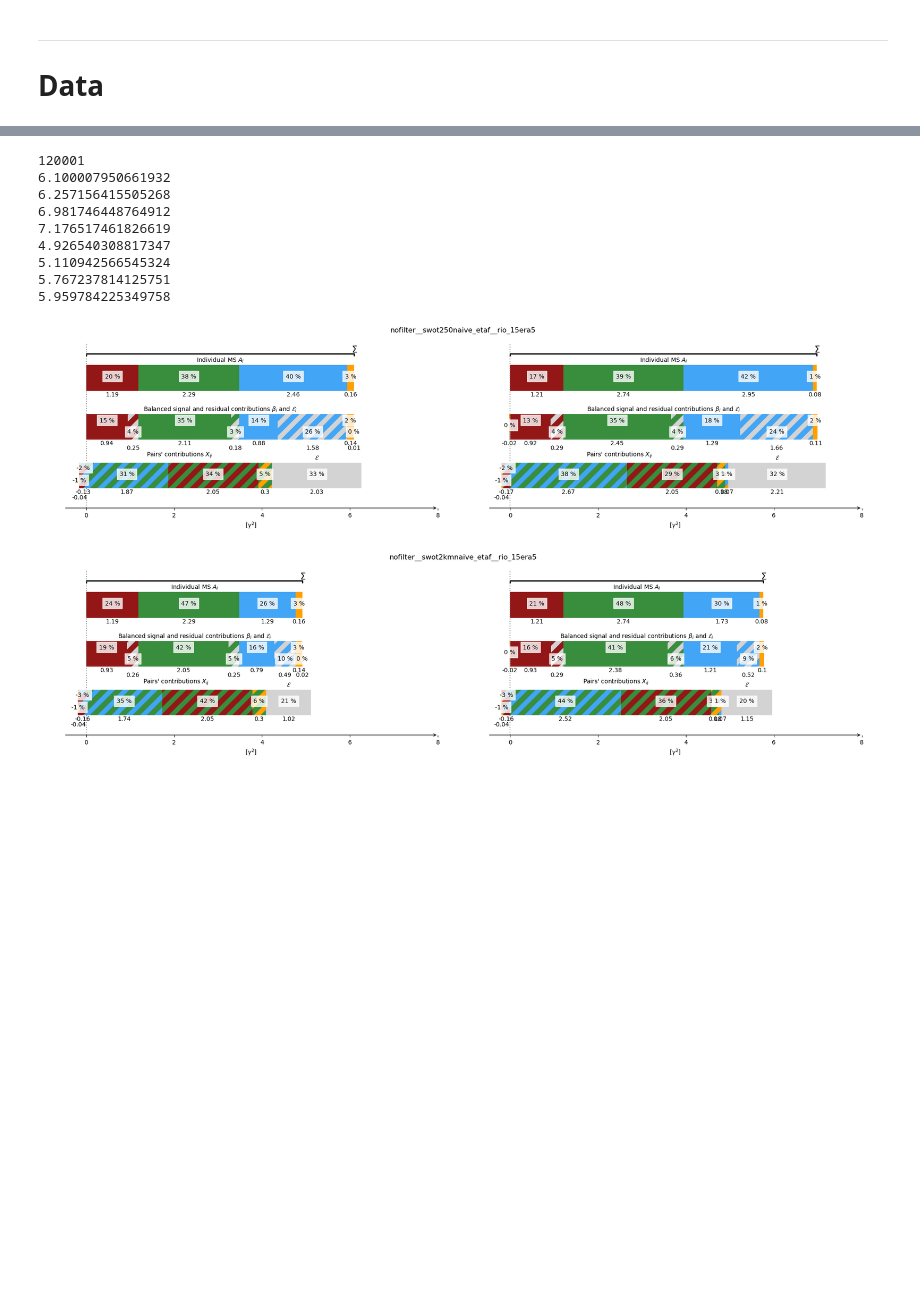
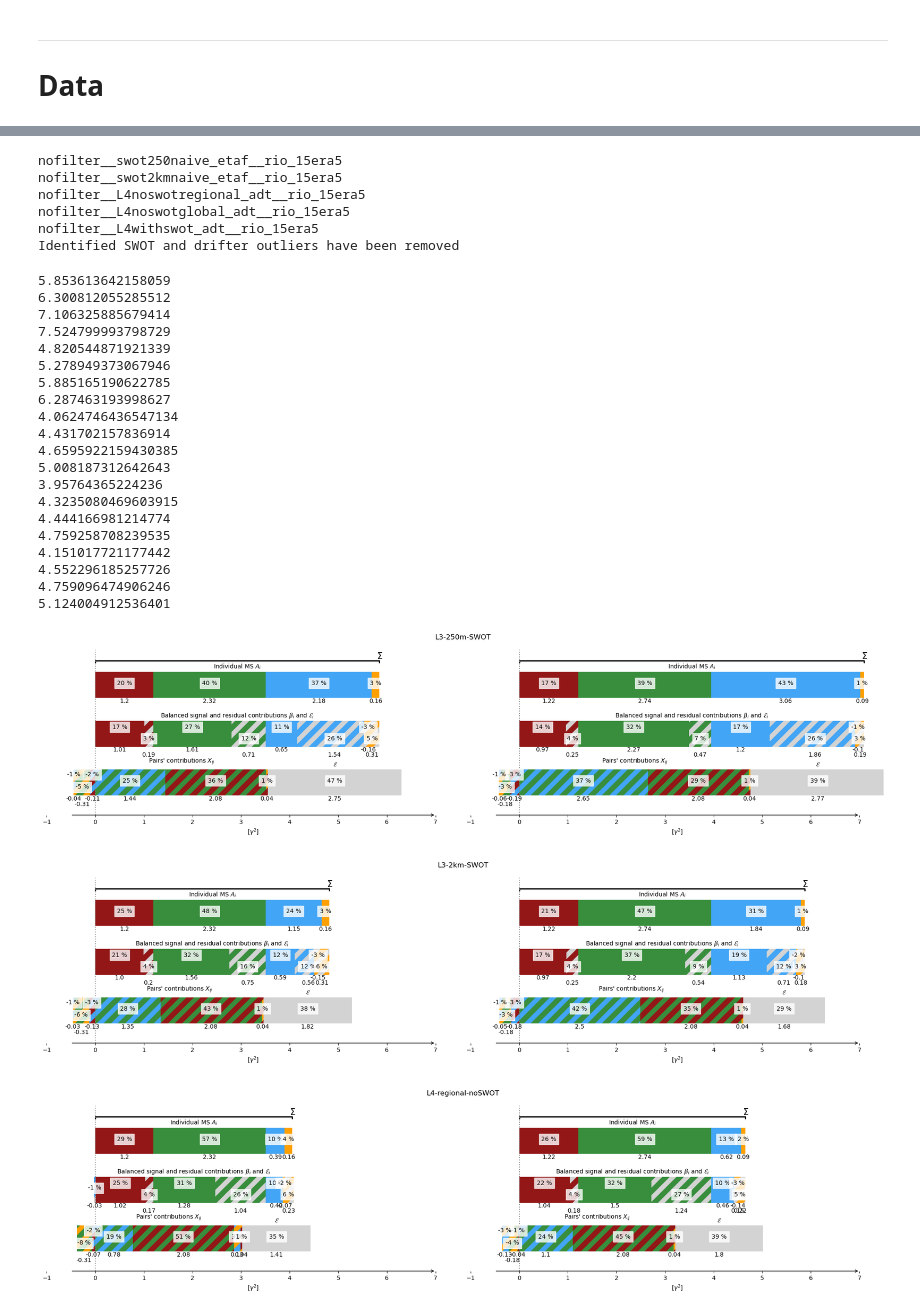
Before and after one commit to margot-demol/med_analysis, a Jupyter notebook: 130_closure_250m_VS_2km.ipynb, the cells around one changed output, grey strips where cells are left out. Drawn from its saved outputs; the diff is of its cells as text; code cells hidden in the pictures; blank space fills up the shorter version.

Commit message:
alti comp

```diff
--- a/130_closure_250m_VS_2km.ipynb
+++ b/130_closure_250m_VS_2km.ipynb
@@ -103,12 +82,12 @@ __________________
 # %%
-ds = compute_mean_square(DSS)/U2
-df = ds.to_dataframe()
+# Closure figs
 print(DSS.sizes['row_number'])
-for c in ds.id_comb.values :
+for c in df.index :
+    plt.rcParams["axes.edgecolor"] = "w"
     fig, axs = plt.subplots(nrows=1,ncols=2,figsize=(20,5), frameon=False)
     synthetic_figure(df.loc[c], axs[0], dir='e', xlim=[-1, 10])
     synthetic_figure(df.loc[c], axs[1], dir='n', xlim=[-1, 10])
     fig.suptitle(c)
     fig.tight_layout()
-    fig.savefig(os.path.join(images_dir, 'closure_figs', c + '.png'))
+    fig.savefig(os.path.join(images_dir, 'closure_figs', '15m_' + c + '.png'))
 # %% [output]
@@ -126,23 +176,59 @@ for c in ds.id_comb.values :
+# %%
+comb_list = [dict(drifter_key='nofilter', alti_key = 'swot250naive', wd_key = 'era5', ggd_var='etaf', wd_depth='15'),
+            dict(drifter_key='nofilter', alti_key = 'swot2kmnaive', wd_key = 'era5', ggd_var='etaf', wd_depth='15'),
+             dict(drifter_key='nofilter', alti_key = 'L4noswotregional', wd_key = 'era5', ggd_var='adt', wd_depth='15'),
+             dict(drifter_key='nofilter', alti_key = 'L4noswotglobal', wd_key = 'era5', ggd_var='adt', wd_depth='15'),
+             dict(drifter_key='nofilter', alti_key = 'L4withswot', wd_key = 'era5', ggd_var='adt', wd_depth='15'),
+]
+
+DS = dataset_coloc_combs(comb_list, nearest =False)
+DS = DS.where(DS.time_to_swot/pd.Timedelta('1h')<12).dropna('row_number')
+DSD = DS.where(DS.depth==15, drop=True)
+
+
+ds = compute_mean_square(DSD)/U2
+df = ds.to_dataframe()
+
+df['Pressure gradient'] = ['L3-250m-SWOT', 'L3-2km-SWOT','L4-regional-noSWOT','L4-global-noSWOT', 'L4-SWOT',]
+df = df.reset_index().set_index('Pressure gradient')
+# %% [output]
+nofilter__swot250naive_etaf__rio_15era5
+nofilter__swot2kmnaive_etaf__rio_15era5
+nofilter__L4noswotregional_adt__rio_15era5
+nofilter__L4noswotglobal_adt__rio_15era5
+nofilter__L4withswot_adt__rio_15era5
+Identified SWOT and drifter outliers have been removed
 # %%
-ds = compute_mean_square(DSD)/U2
-df = ds.to_dataframe()
-print(DSD.sizes['row_number'])
-for c in ds.id_comb.values :
+# Closure figs
+for c in df.index :
+    plt.rcParams["axes.edgecolor"] = "w"
     fig, axs = plt.subplots(nrows=1,ncols=2,figsize=(20,5), frameon=False)
-    synthetic_figure(df.loc[c], axs[0], dir='e', xlim=[-1, 8])
-    synthetic_figure(df.loc[c], axs[1], dir='n', xlim=[-1, 8])
+    synthetic_figure(df.loc[c], axs[0], dir='e', xlim=[-1, 7])
+    synthetic_figure(df.loc[c], axs[1], dir='n', xlim=[-1, 7])
     fig.suptitle(c)
     fig.tight_layout()
-    fig.savefig(os.path.join(images_dir, 'closure_figs', c + '.png'))
+    fig.savefig(os.path.join(images_dir, 'closure_figs', '15m_' + c + '.png'))
 # %% [output]
-120001
-6.100007950661932
-6.257156415505268
-6.981746448764912
-7.176517461826619
-4.926540308817347
-5.110942566545324
-5.767237814125751
-5.959784225349758
+5.853613642158059
+6.300812055285512
+7.106325885679414
+7.524799993798729
+4.820544871921339
+5.278949373067946
+5.885165190622785
+6.287463193998627
+4.0624746436547134
+4.431702157836914
+4.6595922159430385
+5.008187312642643
+3.95764365224236
+4.3235080469603915
+4.444166981214774
+4.759258708239535
+4.151017721177442
+4.552296185257726
+4.759096474906246
+5.124004912536401
-[figure, old version]
+[figure, new version]
-[figure, old version]
+[figure, new version]
+[figure, added]
```
Also changed, not shown: parts of 15 cells of this notebook, 7 other files.
